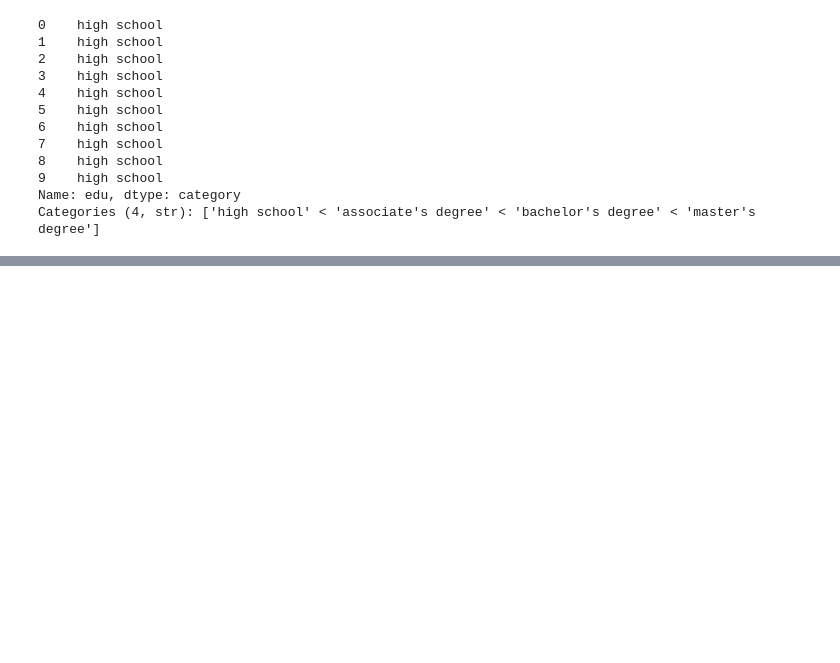
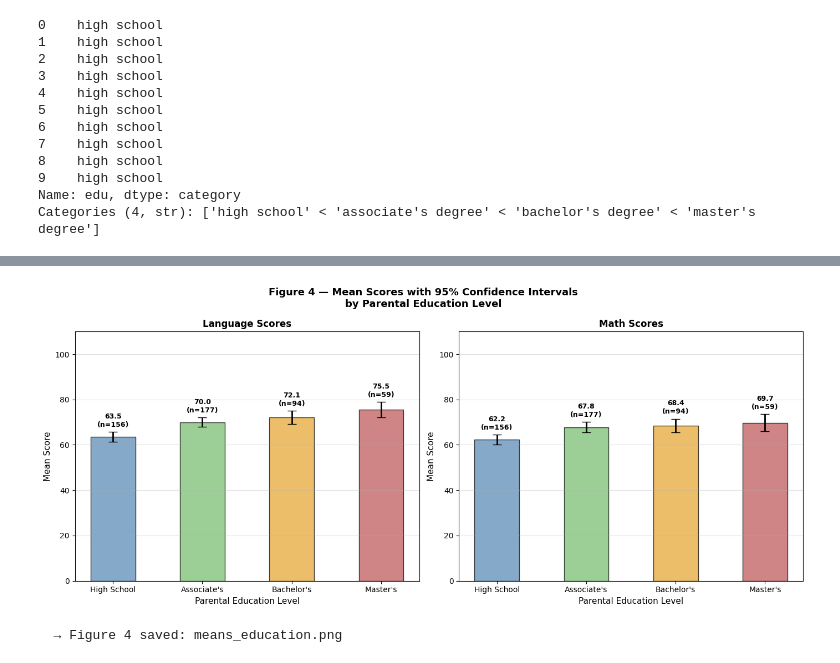
Before and after one commit to adamghrty4/tu-pr, a Jupyter notebook: Desktop/DR_UNI_PR/src/question2.ipynb, the cells around one changed output, grey strips where cells are left out. Drawn from its saved outputs; the diff is of its cells as text; code cells hidden in the pictures; blank space fills up the shorter version.

```diff
--- a/Desktop/DR_UNI_PR/src/question2.ipynb
+++ b/Desktop/DR_UNI_PR/src/question2.ipynb
@@ -53,0 +164,16 @@ Categories (4, str): ['high school' < 'associate's degree' < 'bachelor's degree'
+# %%
+print("\n" + "="*70)
+print("step4 one way anova + tukey hsd posthoc")
+print("\n" + "="*70)
+for subject in ['language', 'math']:
+    print(f"\n {subject.upper()}")
+    print("\n" + "="*70)
+    sub = df[df['subject'] == subject]
+    groups = [
+        sub[sub['edu'] == lvl]['score'].values
+        for lvl in edu_order
+        ]
+    lev_stat, p_levene = stats.levene(*groups)
+    print(f"\n levene test for variance hommogenity across 4 groups :")
+    print(f"       F = {lev_stat:.4f} | p = {p_levene:.4f} ")
+    print(f"       Equa variance: {'YES' if p_levene > 0.05 else 'NO'}")
@@ -53,0 +275,43 @@ Categories (4, str): ['high school' < 'associate's degree' < 'bachelor's degree'
+# %%
+fig, axes = plt.subplots(1, 2, figsize=(14, 6))
+fig.suptitle('Figure 4 — Mean Scores with 95% Confidence Intervals\nby Parental Education Level',
+             fontsize=13, fontweight='bold')
+
+for idx, subject in enumerate(['language', 'math']):
+    ax = axes[idx]
+    sub = df[df['subject'] == subject]
+
+    means, cis, ns = [], [], []
+    for lvl in edu_order:
+        grp  = sub[sub['edu'] == lvl]['score']
+        m    = grp.mean()
+        se   = grp.sem()
+        ci   = 1.96 * se
+        means.append(m)
+        cis.append(ci)
+        ns.append(len(grp))
+
+    x = np.arange(len(edu_labels))
+    ax.bar(x, means, color=colors, alpha=0.75, edgecolor='black', width=0.5)
+    ax.errorbar(x, means, yerr=cis, fmt='none',
+                color='black', capsize=6, linewidth=2)
+
+    for i, (m, n) in enumerate(zip(means, ns)):
+        ax.text(i, m + cis[i] + 1.5, f'{m:.1f}\n(n={n})',
+                ha='center', va='bottom', fontsize=9, fontweight='bold')
+
+    ax.set_xticks(x)
+    ax.set_xticklabels(edu_labels, fontsize=10)
+    ax.set_title(f'{subject.title()} Scores', fontsize=12, fontweight='bold')
+    ax.set_ylabel('Mean Score', fontsize=11)
+    ax.set_xlabel('Parental Education Level', fontsize=11)
+    ax.set_ylim(0, 110)
+    ax.grid(axis='y', alpha=0.4)
+
+plt.tight_layout()
+plt.savefig('means_education.png', dpi=150, bbox_inches='tight')
+plt.show()
+print("  → Figure 4 saved: means_education.png")
+# %% [output]
+[figure, added]
+  → Figure 4 saved: means_education.png
```
Also changed, not shown: parts of 6 cells of this notebook, 1 other file.
